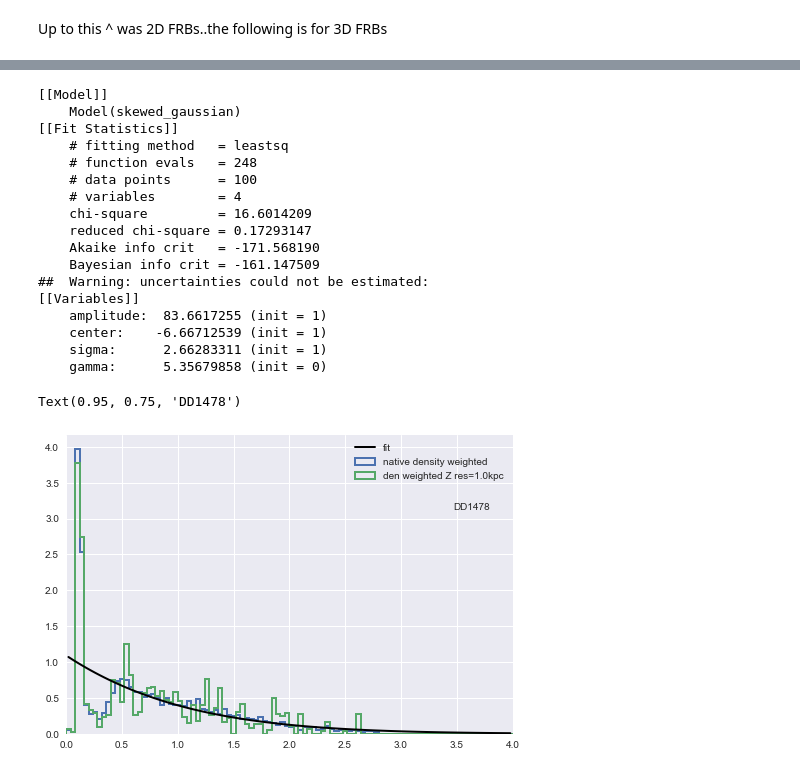
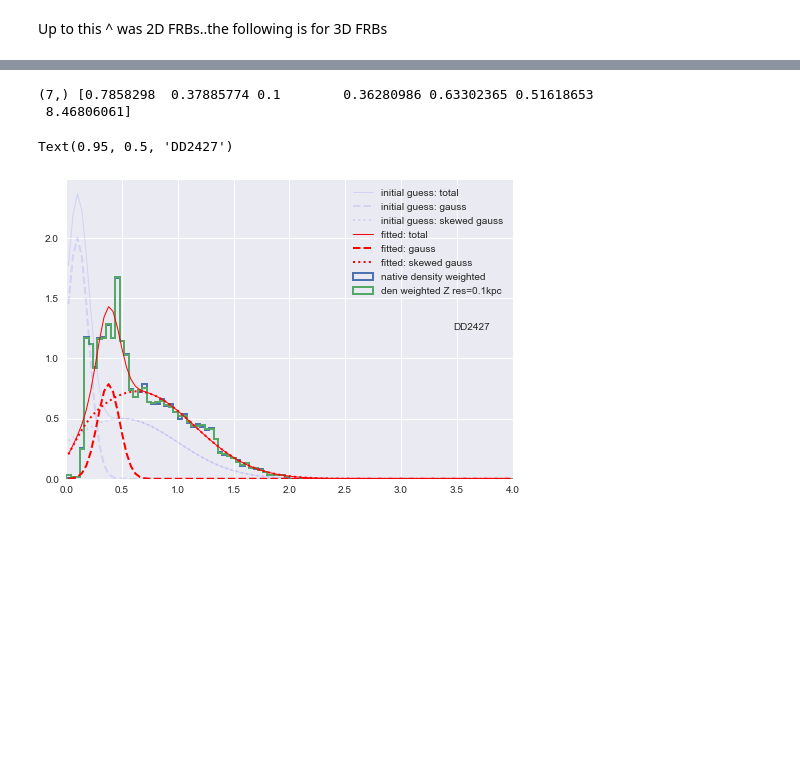
Before and after one commit to foggie-sims/foggie, a Jupyter notebook: foggie/ayan_acharyya_codes/Zscatter_tests.ipynb, the cells around one changed output, grey strips where cells are left out. Drawn from its saved outputs; the diff is of its cells as text; code cells hidden in the pictures; blank space fills up the shorter version.

Commit message:
optional multi-gaussian fits

```diff
--- a/foggie/ayan_acharyya_codes/Zscatter_tests.ipynb
+++ b/foggie/ayan_acharyya_codes/Zscatter_tests.ipynb
@@ -148,3 +75,0 @@ yt : [INFO     ] 2022-08-15 18:54:02,273 Projection completed
-# %%
-prjz = ds.proj(('gas', 'metallicity'), 'z', center=box_center, data_source=box, weight_field=('gas', 'density'))
-p = prjz.plot()
@@ -275,36 +230,45 @@ plt.xlim(0, xmax)
+# %%
+def skewed_gauss(x, p):
+    #print('p shape in skewed_gauss', np.shape(p)) #
+    y = gauss(x, p[:3]) * (1 + erf((p[3] * x)/np.sqrt(2)))
+    return y
+
+# ----------------------------------------------------------------
+def gauss(x, p):
+    #print('p shape in gauss', np.shape(p)) #
+    y = p[0] * exp(-((x - p[1]) ** 2) / (2 * p[2] ** 2))
+    return y
+
+# ----------------------------------------------------------------
+def multiple_gauss(x, *p):
+    #print('p shape in multiple_gauss', np.shape(p)) #
+    #print('p[:3] shape in multiple_gauss', np.shape(p[:3])) #
+    y = gauss(x, p[:3]) + skewed_gauss(x, p[3:])
+    return y
 # %%
-model = SkewedGaussianModel()
-params = model.make_params(amplitude=1, center=1, sigma=1, gamma=0)
-
-y, x = np.histogram(Zres_direct.flatten(), bins=nbins, density=True, weights=mass_res.flatten(), range=(0, xmax))
-x = x[:-1] + np.diff(x)/2
-result = model.fit(y, params, x=x)
-print(result.fit_report())
+p0 = [2, 0.1, 0.1, 0.5, 0.5, 0.5, 0] # initial guess for parameters; [gaussian amplitude, gaussian mean, gaussian sigma, skewed gaussian amplitude, skewed gaussian mean, skewed gaussian sigma, skewed gaussian gamma]
+lower_bounds = np.zeros(len(p0))
+upper_bounds = [np.inf, 0.4, 0.1, np.inf, np.inf, np.inf, np.inf]
+result, cov = curve_fit(multiple_gauss, x, y, p0=p0, bounds=[lower_bounds, upper_bounds], maxfev=int(1e4))
+print(np.shape(result), result)
 
 plt.hist(Znative, bins=nbins, range=(0, xmax), histtype='step', lw=2, density=True, weights=dnative, label='native density weighted')
 plt.hist(Zres_direct.flatten(), bins=nbins, range=(0, xmax), histtype='step', lw=2, density=True, weights=mass_res.flatten(), label='den weighted Z res=%.1Fkpc'%(res))
-plt.plot(x, result.best_fit, c='k', lw=2, label='fit')
+
+plt.plot(x, multiple_gauss(x, *p0), c='b', lw=1, alpha=0.1, label='initial guess: total')
+plt.plot(x, gauss(x, p0[:3]), c='b', lw=2, ls='--', alpha=0.1, label='initial guess: gauss')
+plt.plot(x, skewed_gauss(x, p0[3:]), c='b', lw=2, ls='dotted', alpha=0.1, label='initial guess: skewed gauss')
+
+plt.plot(x, multiple_gauss(x, *result), c='r', lw=1, label='fitted: total')
+plt.plot(x, gauss(x, result[:3]), c='r', lw=2, ls='--', label='fitted: gauss')
+plt.plot(x, skewed_gauss(x, result[3:]), c='r', lw=2, ls='dotted', label='fitted: skewed gauss')
+
 plt.legend()
 plt.xlim(0, xmax)
 ax=plt.gca()
-plt.text(0.95, 0.75, args.output, ha='right', transform=ax.transAxes)
+plt.text(0.95, 0.5, args.output, ha='right', transform=ax.transAxes)
 # %% [output]
-[[Model]]
-    Model(skewed_gaussian)
-[[Fit Statistics]]
-    # fitting method   = leastsq
-    # function evals   = 248
-    # data points      = 100
-    # variables        = 4
-    chi-square         = 16.6014209
-    reduced chi-square = 0.17293147
-    Akaike info crit   = -171.568190
-    Bayesian info crit = -161.147509
-##  Warning: uncertainties could not be estimated:
-[[Variables]]
-    amplitude:  83.6617255 (init = 1)
-    center:    -6.66712539 (init = 1)
-    sigma:      2.66283311 (init = 1)
-    gamma:      5.35679858 (init = 0)
+(7,) [0.7858298  0.37885774 0.1        0.36280986 0.63302365 0.51618653
+ 8.46806061]
-Text(0.95, 0.75, 'DD1478')
+Text(0.95, 0.5, 'DD2427')
-[figure, old version]
+[figure, new version]
```
Also changed, not shown: parts of 38 cells of this notebook, 3 other files.
